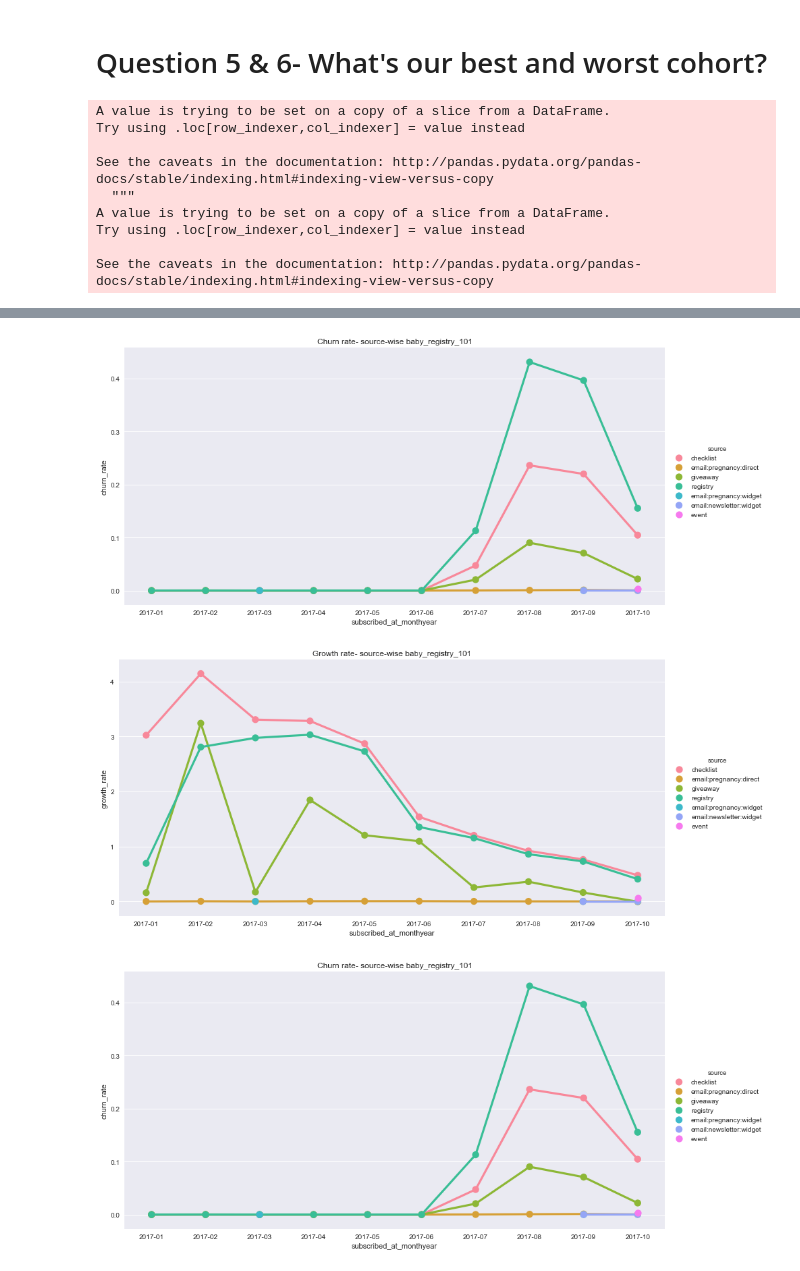
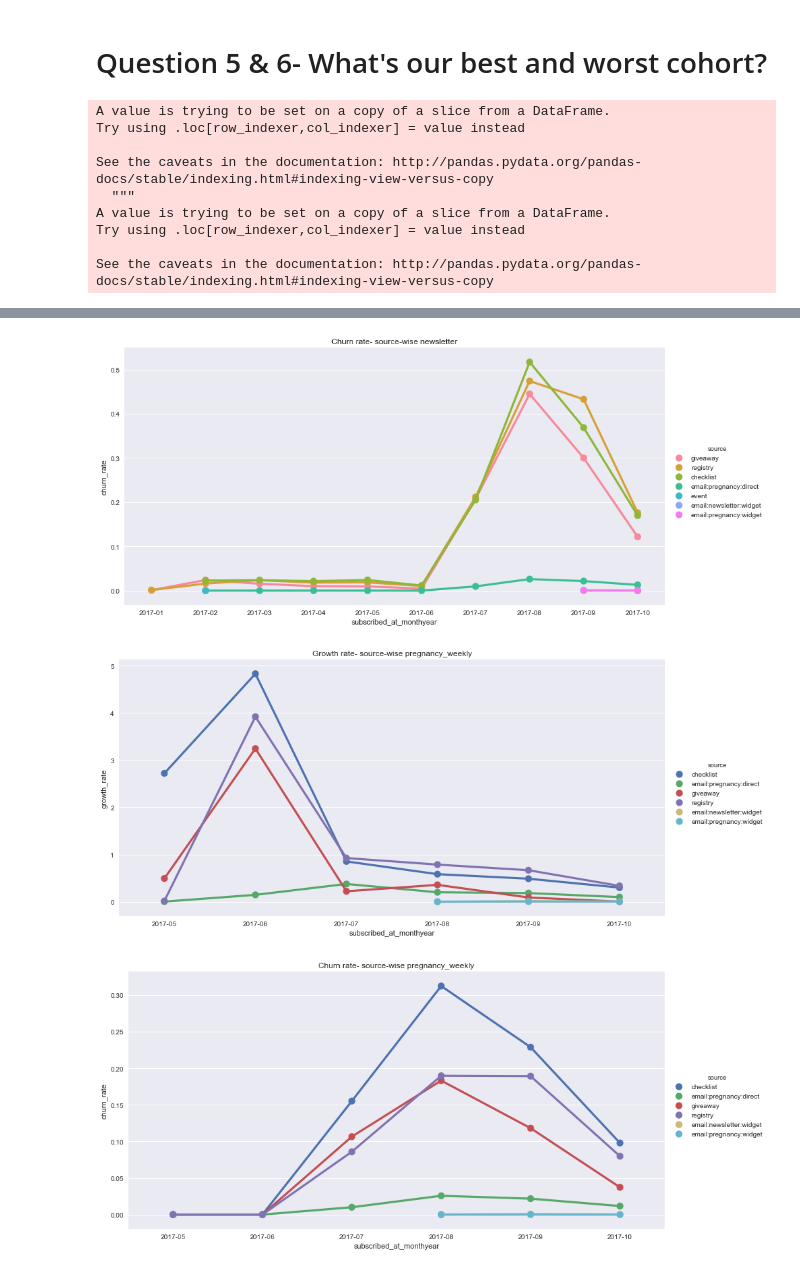
Before and after one commit to suki2691/users_email_lists, a Jupyter notebook: User_email_analysis.ipynb, the cells around one changed output, grey strips where cells are left out. Cells and saved outputs as stored; diff of their text form; code cells hidden in the pictures.

```diff
--- a/User_email_analysis.ipynb
+++ b/User_email_analysis.ipynb
@@ -602,7 +602,7 @@ def growth_rate_source_email_data(email_type,df,rolling_email_counts_2017):
     return calculate_growth_rate
 # %%
 for email_type in types_of_emails:
-    growth_rate = growth_rate_source_email_data(types_of_emails[0],df,rolling_email_counts_2017)
+    growth_rate = growth_rate_source_email_data(email_type,df,rolling_email_counts_2017)
 # %% [output]
 A value is trying to be set on a copy of a slice from a DataFrame.
 Try using .loc[row_indexer,col_indexer] = value instead
@@ -619,3 +619,3 @@ See the caveats in the documentation: http://pandas.pydata.org/pandas-docs/stabl
-[figure, old version]
+[figure, new version]
-[figure, old version]
+[figure, new version]
-[figure, old version]
+[figure, new version]
```
Also changed, not shown: parts of 1 cell of this notebook.
